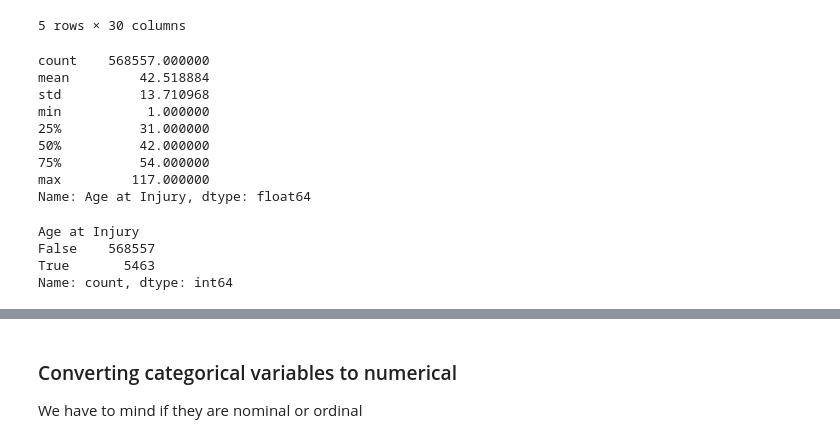
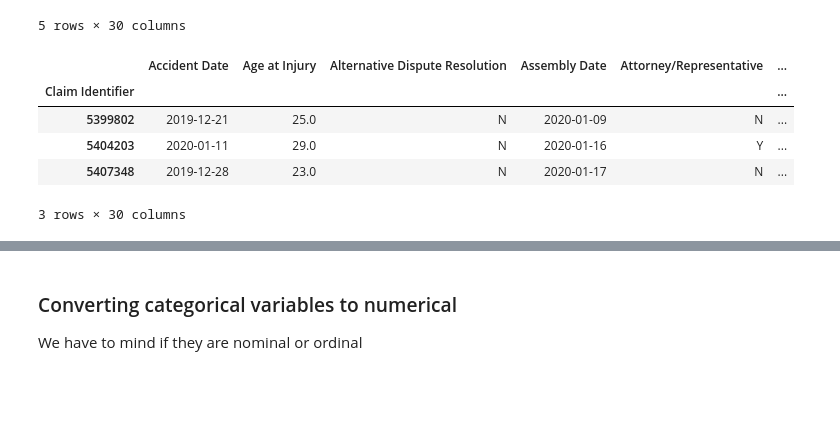
Before and after one commit to killerkiemklan/To-Grant-or-not_ML, a Jupyter notebook: 01_EDA.ipynb, the cells around one changed output, grey strips where cells are left out. Cells and saved outputs as stored; diff of their text form; code cells hidden in the pictures; blank space fills up the shorter version.

```diff
--- a/01_EDA.ipynb
+++ b/01_EDA.ipynb
@@ -359,4 +344,15 @@ rows_u_adr
 5 rows × 30 columns
 # %%
 train_df.drop(rows_u_adr.index, inplace=True)
+# %%
+zip_code_anomalies = train_df[train_df['Zip Code'].notna()  # 'Zip Code' is not missing
+        & train_df['Zip Code'].apply(lambda x: not str(x).isnumeric())]  # 'Zip Code' is not numeric
+zip_code_anomalies.head(3)
+# %% [output]
+|  | Accident Date | Age at Injury | Alternative Dispute Resolution | Assembly Date | Attorney/Representative | ... |
+| Claim Identifier |  |  |  |  |  | ... |
+| 5399802 | 2019-12-21 | 25.0 | N | 2020-01-09 | N | ... |
+| 5404203 | 2020-01-11 | 29.0 | N | 2020-01-16 | Y | ... |
+| 5407348 | 2019-12-28 | 23.0 | N | 2020-01-17 | N | ... |
+3 rows × 30 columns
 # %%
@@ -363,25 +360,6 @@ train_df.drop(rows_u_adr.index, inplace=True)
 train_df["Age at Injury"] = train_df["Age at Injury"].replace(0, np.nan)
 train_df["Birth Year"] = train_df["Birth Year"].replace(0, np.nan)
 train_df["Gender"] = train_df["Gender"].replace("U","X")
-# %%
-train_df["Age at Injury"].describe()
-# %% [output]
-count    568557.000000
-mean         42.518884
-std          13.710968
-min           1.000000
-25%          31.000000
-50%          42.000000
-75%          54.000000
-max         117.000000
-Name: Age at Injury, dtype: float64
-# %%
-train_df["Age at Injury"].isna().value_counts()
-# %% [output]
-Age at Injury
-False    568557
-True       5463
-Name: count, dtype: int64
 # %%
 too_young = train_df[train_df["Age at Injury"]<16]["Age at Injury"]
 # US working age is at min 14 years old I retiring age is 64 years old, but will focus on people with less than 16 years
```
Also changed, not shown: parts of 37 cells of this notebook, 6 other files.
